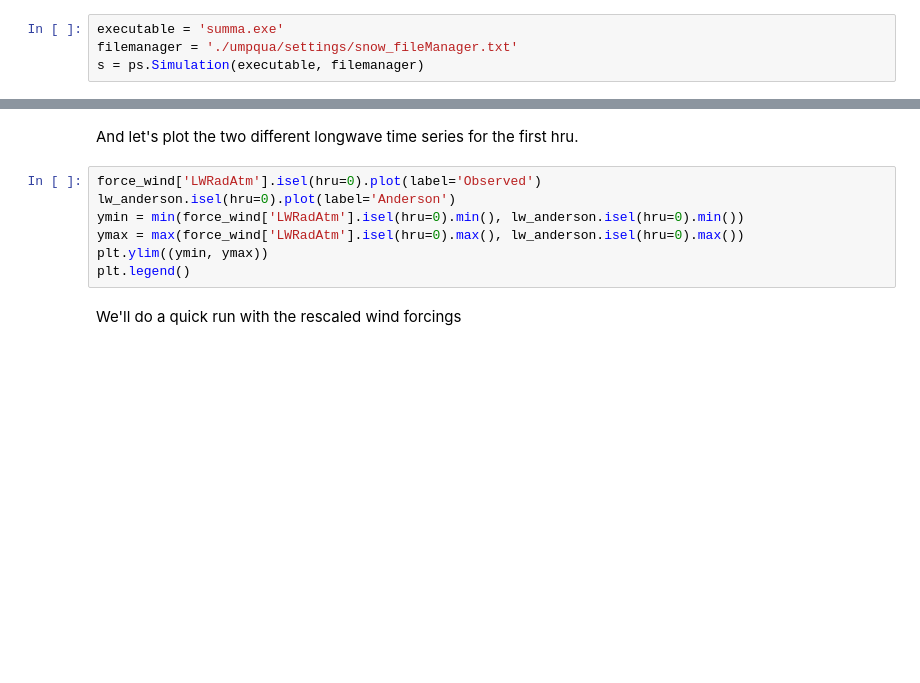
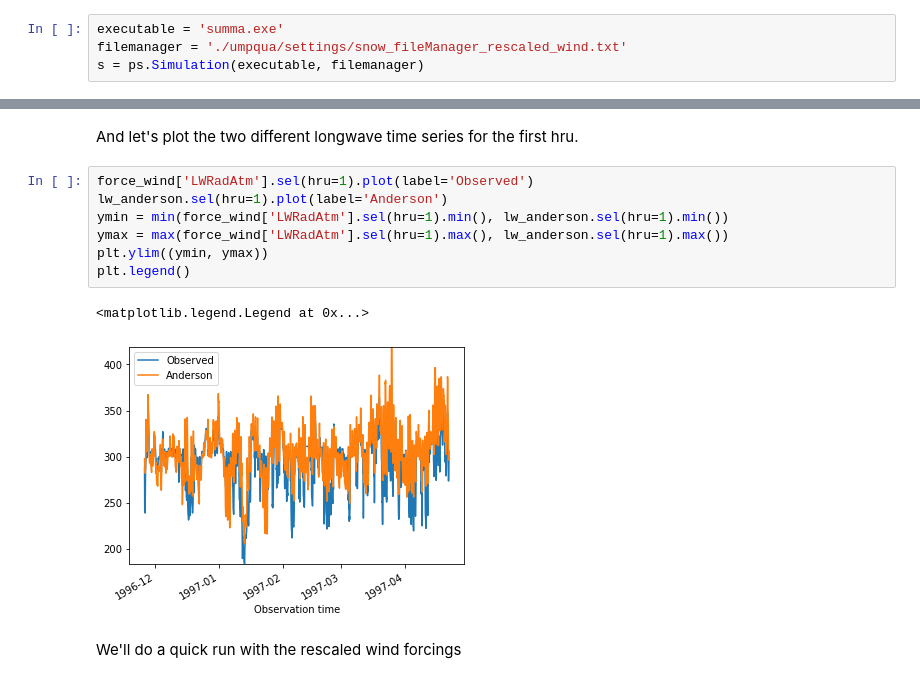
Before and after one commit to bartnijssen/cuahsi_vu, a Jupyter notebook: homework_1/homework_1_D_exercise_2.ipynb, the cells around one changed output, grey strips where cells are left out. Saved outputs shown, nothing was run; the diff lists cells and outputs as text; blank space fills up the shorter version.

```diff
--- a/homework_1/homework_1_D_exercise_2.ipynb
+++ b/homework_1/homework_1_D_exercise_2.ipynb
@@ -169,7 +169,7 @@ def longwave_dokia(air_temp, vapor_pressure, shortwave):
 Create a SUMMA simulation object.
 # %%
 executable = 'summa.exe'
-filemanager = './umpqua/settings/snow_fileManager.txt'
+filemanager = './umpqua/settings/snow_fileManager_rescaled_wind.txt'
 s = ps.Simulation(executable, filemanager)
 # %% [markdown]
 Open the forcing file for this simulation and read the file into an `xarray Dataset` object. Note that the name of the forcing file is stored in the forcing list file. The location of that file is given by:
@@ -207,12 +239,15 @@ lw_anderson = longwave_anderson(force_wind['airtemp'], vp)
 # %% [markdown]
 And let's plot the two different longwave time series for the first hru.
 # %%
-force_wind['LWRadAtm'].isel(hru=0).plot(label='Observed')
-lw_anderson.isel(hru=0).plot(label='Anderson')
-ymin = min(force_wind['LWRadAtm'].isel(hru=0).min(), lw_anderson.isel(hru=0).min())
-ymax = max(force_wind['LWRadAtm'].isel(hru=0).max(), lw_anderson.isel(hru=0).max())
+force_wind['LWRadAtm'].sel(hru=1).plot(label='Observed')
+lw_anderson.sel(hru=1).plot(label='Anderson')
+ymin = min(force_wind['LWRadAtm'].sel(hru=1).min(), lw_anderson.sel(hru=1).min())
+ymax = max(force_wind['LWRadAtm'].sel(hru=1).max(), lw_anderson.sel(hru=1).max())
 plt.ylim((ymin, ymax))
 plt.legend()
+# %% [output]
+<matplotlib.legend.Legend at 0x...>
+[figure, added]
 # %% [markdown]
 We'll do a quick run with the rescaled wind forcings
 # %%
```
Also changed, not shown: parts of 14 cells of this notebook, 2 other files.
